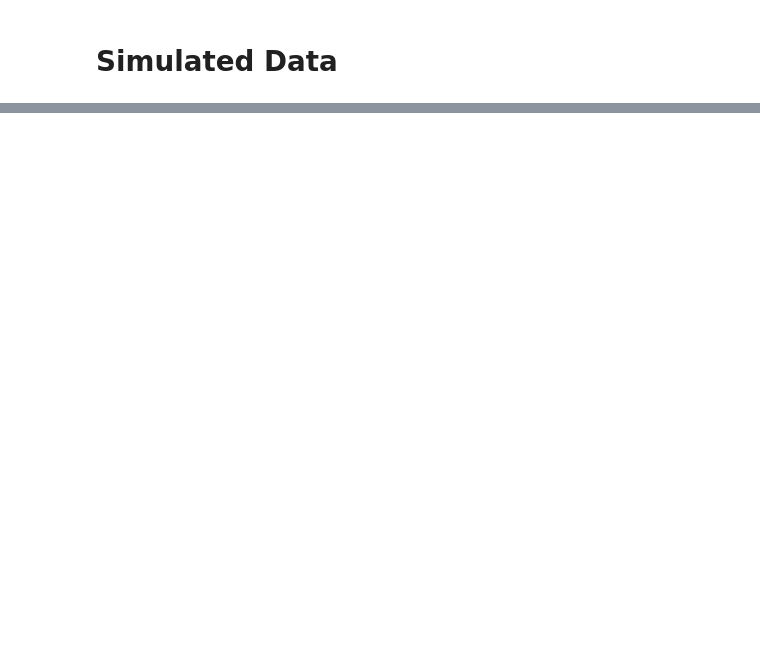
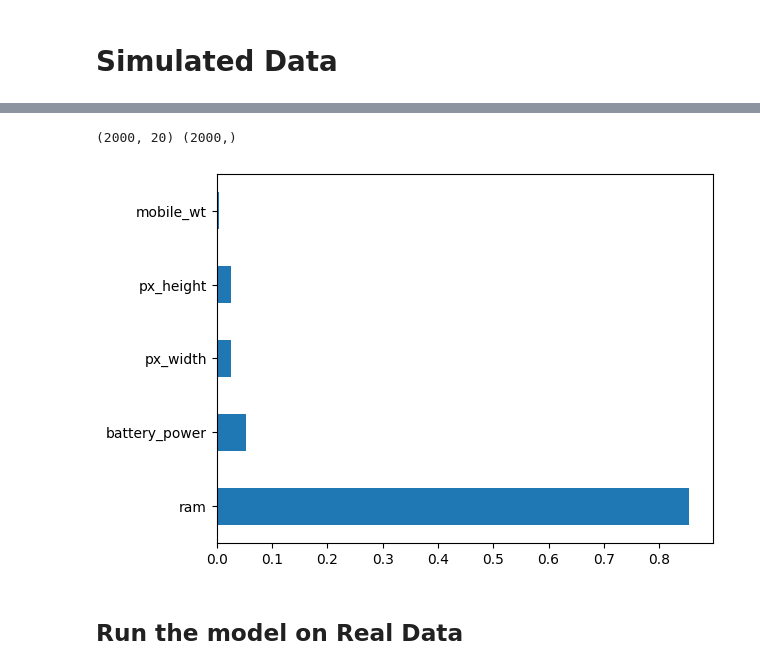
Before and after one commit to iamharkirat/STP-540, a Jupyter notebook: STP540_Single_Layer_Neural_Network_2.ipynb, the cells around one changed output, grey strips where cells are left out. Saved outputs shown, nothing was run; the diff lists cells and outputs as text; code cells hidden in the pictures; blank space fills up the shorter version.

```diff
--- a/STP540_Single_Layer_Neural_Network_2.ipynb
+++ b/STP540_Single_Layer_Neural_Network_2.ipynb
@@ -137,0 +145,3 @@ Best accuracy:  0.9800000000000001
+# %%
+df=pd.read_csv('train.csv')
+df.head()
@@ -137,0 +156,18 @@ Best accuracy:  0.9800000000000001
+# %%
+X = df.drop('price_range', axis=1).reset_index(drop=True)
+y = df['price_range']
+
+print(X.shape, y.shape)
+# %% [output]
+(2000, 20) (2000,)
+# %%
+# feature importance
+from sklearn.ensemble import ExtraTreesRegressor
+model=ExtraTreesRegressor()
+model.fit(X,y)
+
+# plot graph of feature imoprtance for better visualization
+feature_importance=pd.Series(model.feature_importances_, index=X.columns)
+feature_importance.nlargest(5).plot(kind='barh');
+# %% [output]
+[figure, added]
@@ -137,0 +177,2 @@ Best accuracy:  0.9800000000000001
+# %% [markdown]
+## Run the model on Real Data
```
Also changed, not shown: parts of 10 cells of this notebook.
